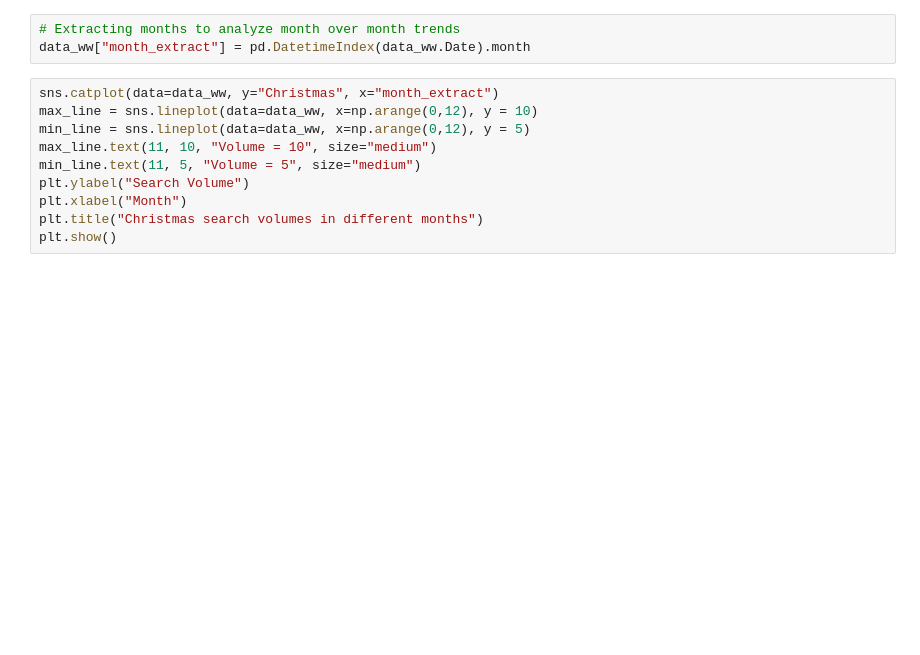
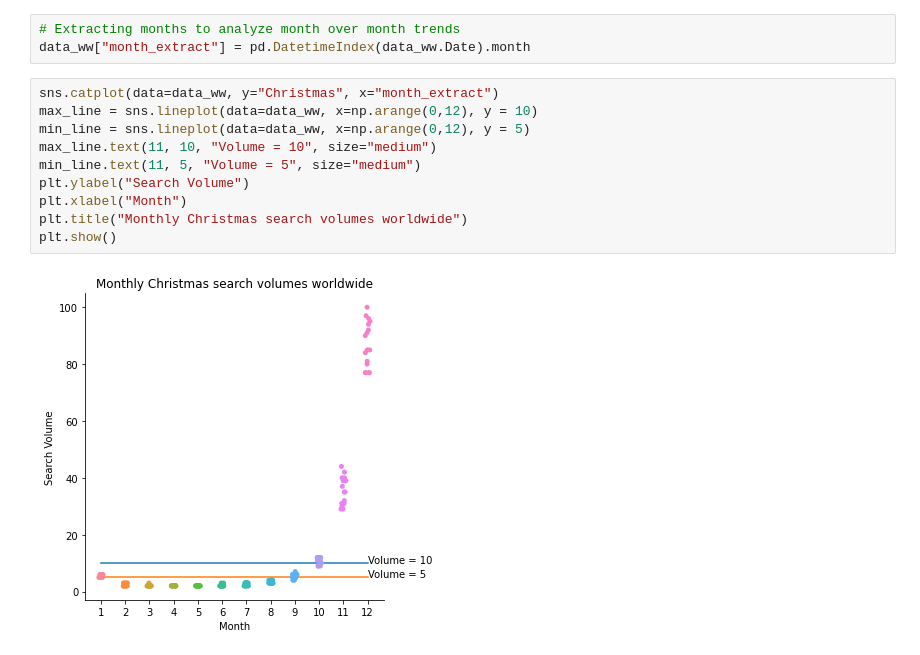
Before and after one commit to anveshsaxena/Christmas-vs-New_Year, a Jupyter notebook: christmas-v-s-new-year.ipynb, the cells around one changed output. Saved outputs shown, nothing was run; the diff lists cells and outputs as text; blank space fills up the shorter version.

```diff
--- a/christmas-v-s-new-year.ipynb
+++ b/christmas-v-s-new-year.ipynb
@@ -103,13 +108,15 @@ data_ww["month_extract"] = pd.DatetimeIndex(data_ww.Date).month
 # %%
 sns.catplot(data=data_ww, y="Christmas", x="month_extract")
 max_line = sns.lineplot(data=data_ww, x=np.arange(0,12), y = 10)
 min_line = sns.lineplot(data=data_ww, x=np.arange(0,12), y = 5)
 max_line.text(11, 10, "Volume = 10", size="medium")
 min_line.text(11, 5, "Volume = 5", size="medium")
 plt.ylabel("Search Volume")
 plt.xlabel("Month")
-plt.title("Christmas search volumes in different months")
+plt.title("Monthly Christmas search volumes worldwide")
 plt.show()
+# %% [output]
+[figure, added]
 # %%
 sns.catplot(data=data_ww, y="New_Year", x="month_extract")
 plt.xlabel("Month")
```
Also changed, not shown: parts of 11 cells of this notebook.
